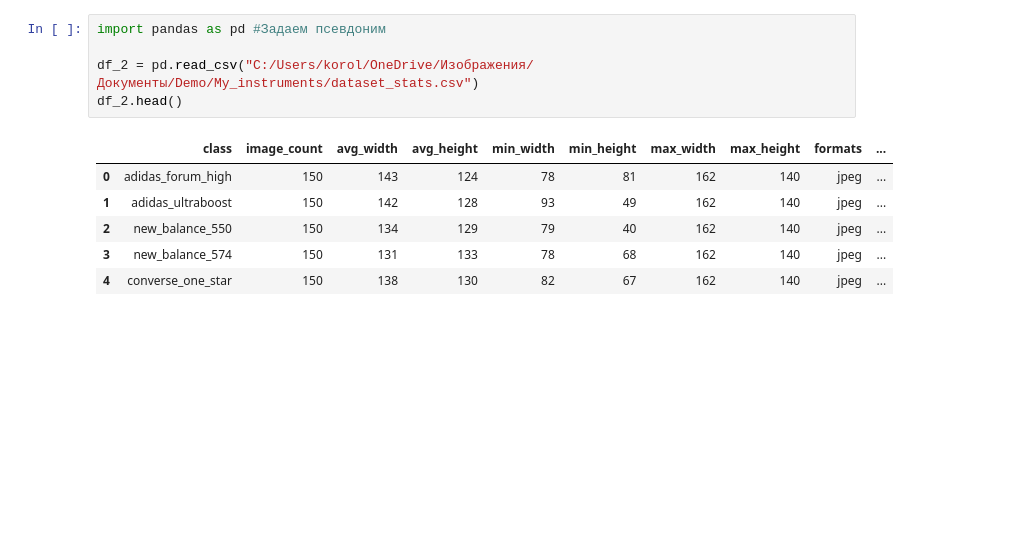
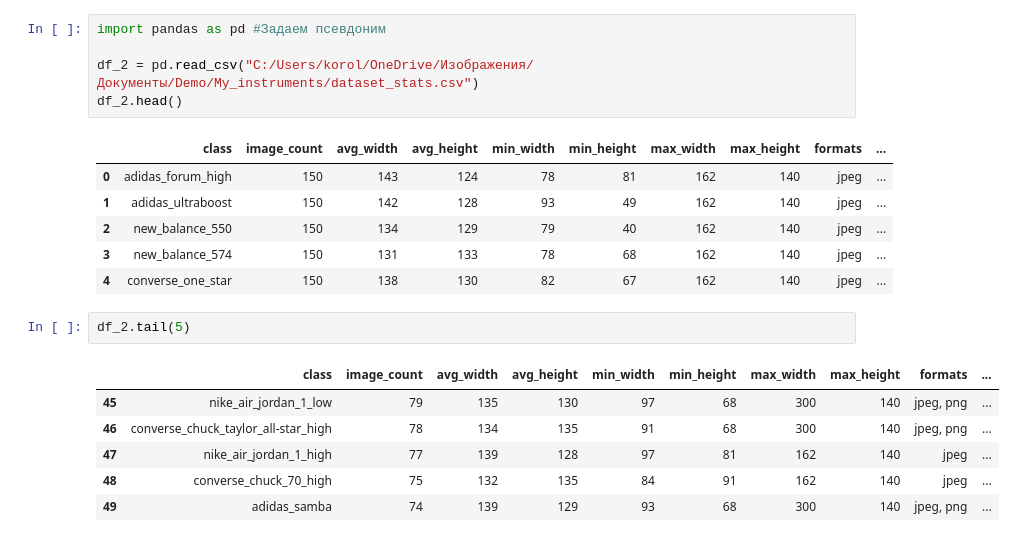
Before and after one commit to ivandreeevich/test_repo, a Jupyter notebook: Test.ipynb, the cells around one changed output. Saved outputs shown, nothing was run; the diff lists cells and outputs as text; blank space fills up the shorter version.

```diff
--- a/Test.ipynb
+++ b/Test.ipynb
@@ -24,3 +26,12 @@ df_2.head()
 | 2 | new_balance_550 | 150 | 134 | 129 | 79 | 40 | 162 | 140 | jpeg | ... |
 | 3 | new_balance_574 | 150 | 131 | 133 | 78 | 68 | 162 | 140 | jpeg | ... |
 | 4 | converse_one_star | 150 | 138 | 130 | 82 | 67 | 162 | 140 | jpeg | ... |
+# %%
+df_2.tail(5)
+# %% [output]
+|  | class | image_count | avg_width | avg_height | min_width | min_height | max_width | max_height | formats | ... |
+| 45 | nike_air_jordan_1_low | 79 | 135 | 130 | 97 | 68 | 300 | 140 | jpeg, png | ... |
+| 46 | converse_chuck_taylor_all-star_high | 78 | 134 | 135 | 91 | 68 | 300 | 140 | jpeg, png | ... |
+| 47 | nike_air_jordan_1_high | 77 | 139 | 128 | 97 | 81 | 162 | 140 | jpeg | ... |
+| 48 | converse_chuck_70_high | 75 | 132 | 135 | 84 | 91 | 162 | 140 | jpeg | ... |
+| 49 | adidas_samba | 74 | 139 | 129 | 93 | 68 | 300 | 140 | jpeg, png | ... |
```
Also changed, not shown: parts of 1 cell of this notebook, 1 other file.
